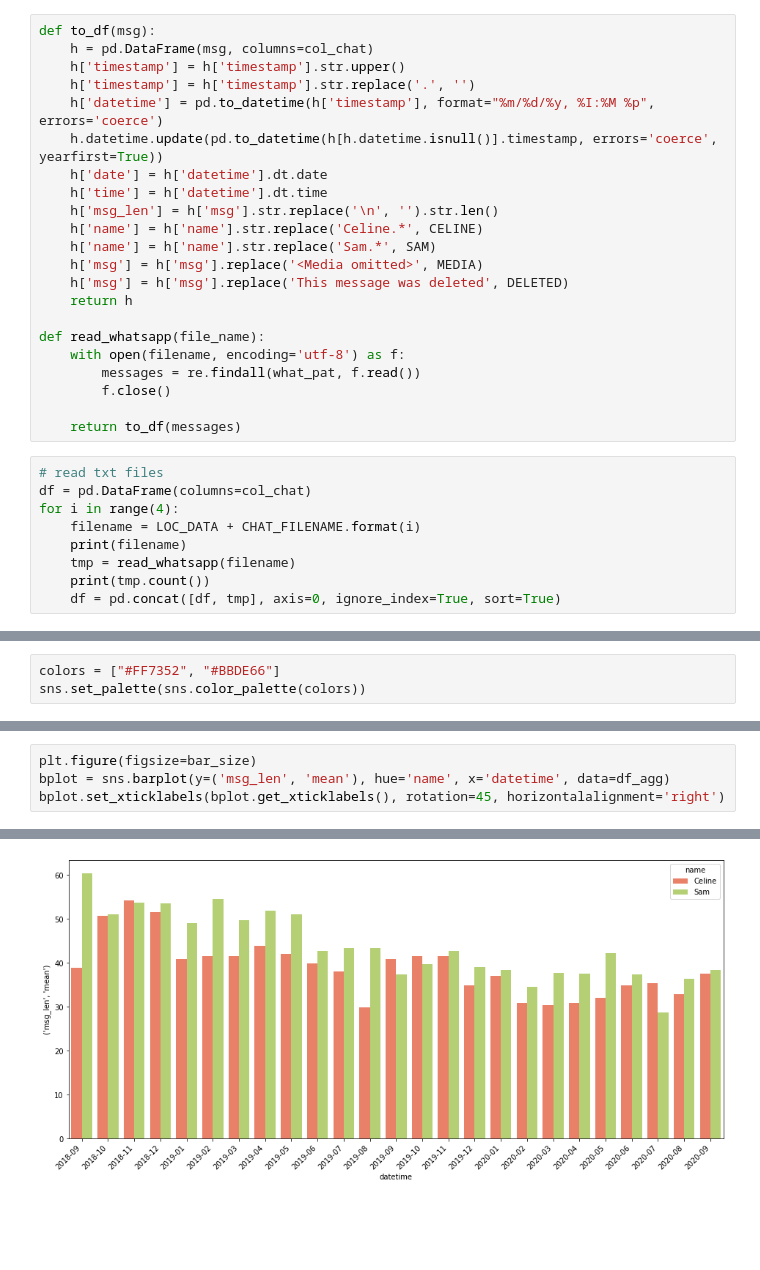
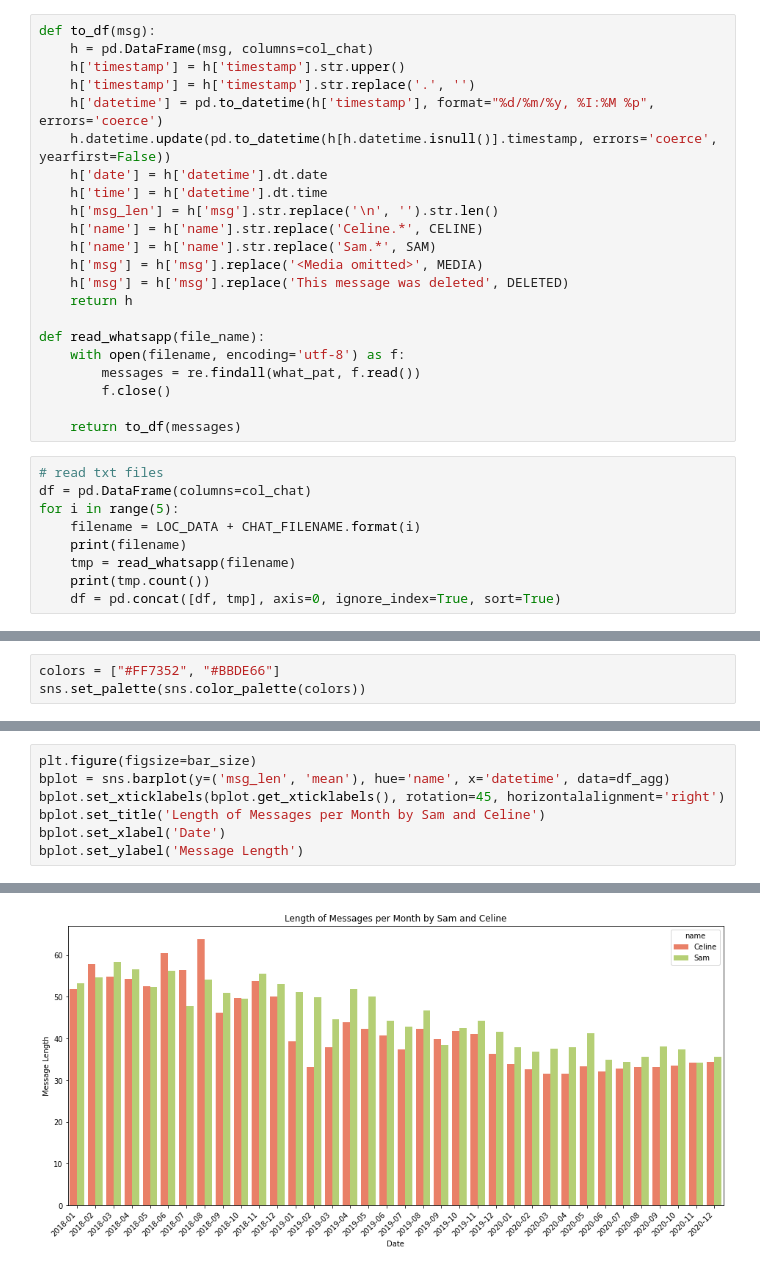
Before and after one commit to celine-y/sams-bday, a Jupyter notebook: chat.ipynb, the cells around one changed output, grey strips where cells are left out. Saved outputs shown, nothing was run; the diff lists cells and outputs as text; blank space fills up the shorter version.

```diff
--- a/chat.ipynb
+++ b/chat.ipynb
@@ -39,8 +40,8 @@ def to_df(msg):
     h = pd.DataFrame(msg, columns=col_chat)
     h['timestamp'] = h['timestamp'].str.upper()
     h['timestamp'] = h['timestamp'].str.replace('.', '')
-    h['datetime'] = pd.to_datetime(h['timestamp'], format="%m/%d/%y, %I:%M %p", errors='coerce')
-    h.datetime.update(pd.to_datetime(h[h.datetime.isnull()].timestamp, errors='coerce', yearfirst=True))
+    h['datetime'] = pd.to_datetime(h['timestamp'], format="%d/%m/%y, %I:%M %p", errors='coerce')
+    h.datetime.update(pd.to_datetime(h[h.datetime.isnull()].timestamp, errors='coerce', yearfirst=False))
     h['date'] = h['datetime'].dt.date
     h['time'] = h['datetime'].dt.time
     h['msg_len'] = h['msg'].str.replace('\n', '').str.len()
@@ -59,7 +60,7 @@ def read_whatsapp(file_name):
 # %%
 # read txt files
 df = pd.DataFrame(columns=col_chat)
-for i in range(4):
+for i in range(5):
     filename = LOC_DATA + CHAT_FILENAME.format(i)
     print(filename)
     tmp = read_whatsapp(filename)
@@ -165,4 +156,7 @@ bplot.set_xticklabels(bplot.get_xticklabels(), rotation=45, horizontalalignment=
 plt.figure(figsize=bar_size)
 bplot = sns.barplot(y=('msg_len', 'mean'), hue='name', x='datetime', data=df_agg)
 bplot.set_xticklabels(bplot.get_xticklabels(), rotation=45, horizontalalignment='right')
+bplot.set_title('Length of Messages per Month by Sam and Celine')
+bplot.set_xlabel('Date')
+bplot.set_ylabel('Message Length')
 # %% [output]
@@ -186,4 +164,4 @@ bplot.set_xticklabels(bplot.get_xticklabels(), rotation=45, horizontalalignment=
-[figure, old version]
+[figure, new version]
 # %%
 def agg_by_day(df):
     per = df.datetime.dt.to_period("D")
```
Also changed, not shown: parts of 18 cells of this notebook, 2 other files.
